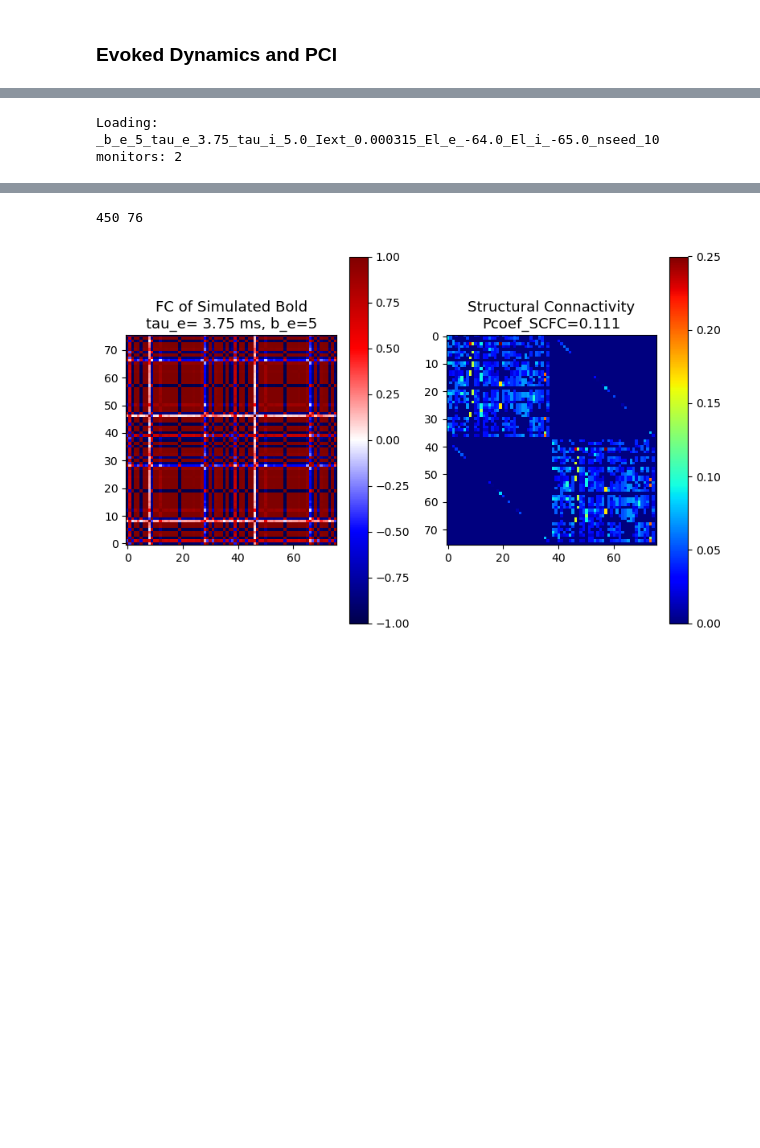
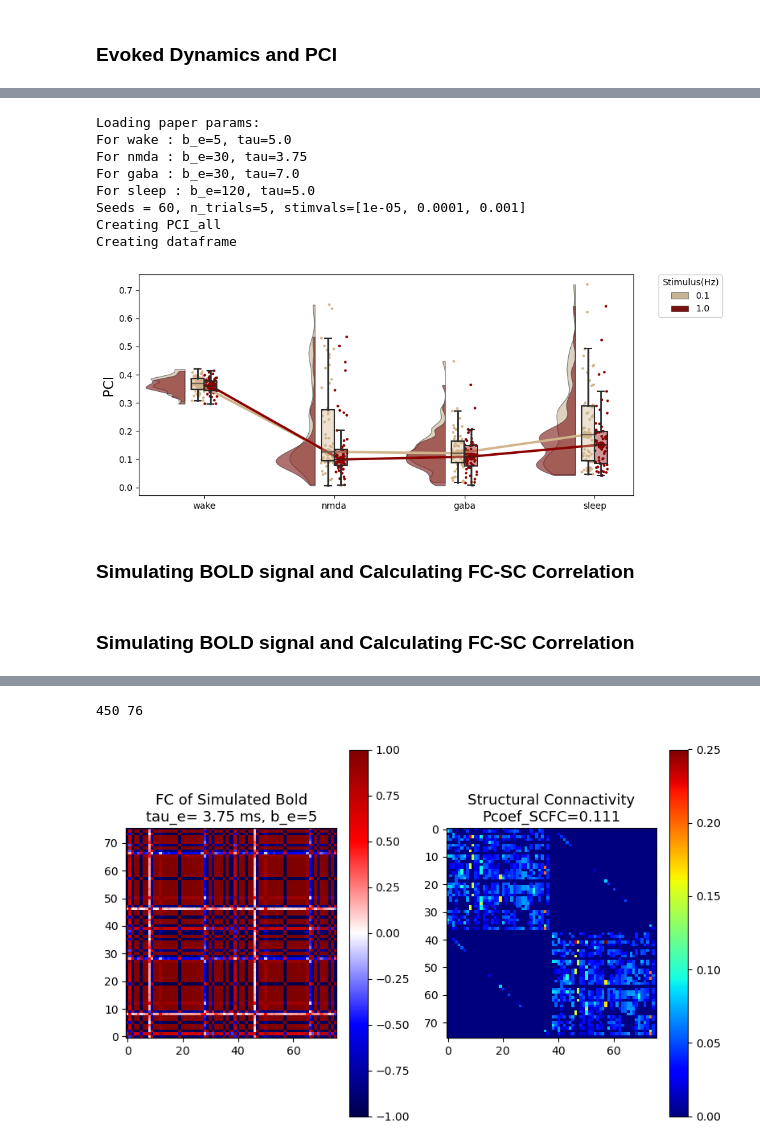
Before and after one commit to mariasacha/paper_pipeline_hub, a Jupyter notebook: whole_pipeline.ipynb, the cells around one changed output, grey strips where cells are left out. Drawn from its saved outputs; the diff is of its cells as text; code cells hidden in the pictures; blank space fills up the shorter version.

```diff
--- a/whole_pipeline.ipynb
+++ b/whole_pipeline.ipynb
@@ -406,16 +437,13 @@ for b_e, tau_e in zip(bvals, tau_es):
-# %%
-# Params to load
-bvals = [5]
-tau_es = [3.75]
-
-#Which Variables to load
-vars_int = ['E' ]
-
-result= []
-for i, (b_e, tau_e) in enumerate(zip(bvals, tau_es)):
-    result_param, for_explan = get_result(parameters,cut_transient, run_sim, b_e = b_e, tau_e = tau_e,
-    vars_int = vars_int, additional_path_folder=additional_path_folder)
-    result.append(result_param)
-# %% [output]
-Loading:  _b_e_5_tau_e_3.75_tau_i_5.0_Iext_0.000315_El_e_-64.0_El_i_-65.0_nseed_10
-monitors: 2
+# %%
+## Set the parameters of the stimulus
+stimval = 1e-3 #  stimulus strength in kHz - HERE NO ZERO ANYMORE
+t_analysis  = 300. #in ms, for PCI analysis
+
+# Loop over seeds to obtain multi5ple realizations of the model
+Nseeds = 2
+
+# Onset time of the stimulus
+stimtime_allseeds = np.random.rand(Nseeds)*(run_sim - cut_transient - 2*t_analysis) + t_analysis + cut_transient # shuffle in ms the start time of stimulus
+stimdur = 50 # ms, duration of the stimulus
+stimtime_mean = 2500. # ms, time after simulation start (it will be shufled)
+stim_region = 5
@@ -421,0 +482,30 @@ monitors: 2
+# %%
+# Plot PCI Results
+
+# Parameters and conditions to plot
+params = [[5, 3.75, 2], [60, 5, 2]]  # Each sublist contains [b_e, tau_e, n_seeds]
+conditions = ['nmda', 'sleep']      # Labels for the conditions
+stimvals = [1e-3]                   # List of stimulus values used
+n_trials = 1                        # Number of trials for PCI analysis
+pick_stim = [1, 0.1]                # Stimulus strengths to highlight in the plot
+local_folder = True                 # Use locally stored results
+
+# Generate and plot raincloud visualization with statistics
+plot_raincloud_with_stats(parameters, params, n_trials=n_trials, stimvals=stimvals,
+                          pick_stim=pick_stim, conditions=conditions, local_folder=local_folder)
+# %% [output]
+Loading paper params:
+For wake : b_e=5, tau=5.0
+For nmda : b_e=30, tau=3.75
+For gaba : b_e=30, tau=7.0
+For sleep : b_e=120, tau=5.0
+Seeds = 60, n_trials=5, stimvals=[1e-05, 0.0001, 0.001]
+Creating PCI_all
+Creating dataframe
+[figure, added]
+# %% [markdown]
+<a class="anchor" id="bold-and-fc"></a>
+### Simulating BOLD signal and Calculating FC-SC Correlation
+# %% [markdown]
+<a class="anchor" id="bold-and-fc"></a>
+### Simulating BOLD signal and Calculating FC-SC Correlation
```
Also changed, not shown: parts of 93 cells of this notebook, 2 other files.
